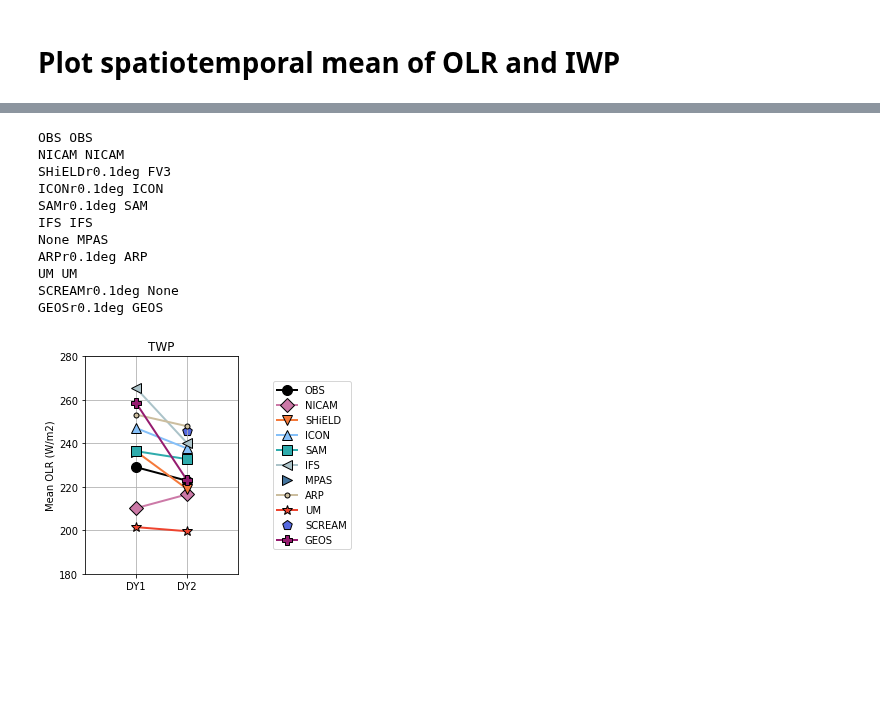
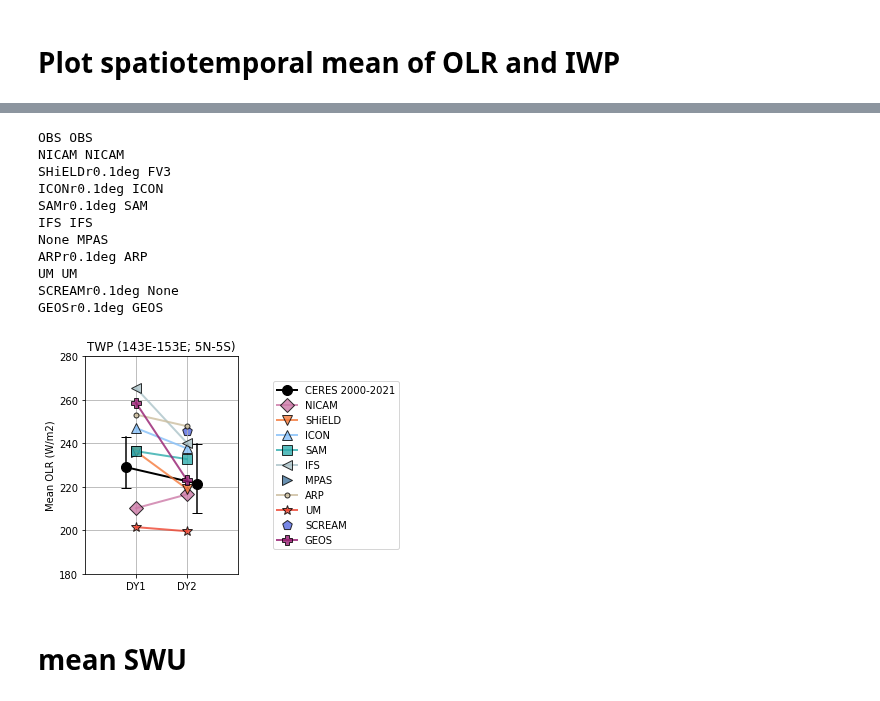
Before and after one commit to smturbev/dyamond2, a Jupyter notebook: python_scripts/spatiotemporal_mean.ipynb, the cells around one changed output, grey strips where cells are left out. Cells and saved outputs as stored; diff of their text form; code cells hidden in the pictures; blank space fills up the shorter version.

```diff
--- a/python_scripts/spatiotemporal_mean.ipynb
+++ b/python_scripts/spatiotemporal_mean.ipynb
@@ -53,3 +16,6 @@ DYAMOND2...
 # %%
-olr_means["OBS"] = xr.open_dataset(ap.CERES_SYN1_1H)["adj_atmos_lw_up_all_toa_1h"].mean()
-olr1_means["OBS"] = xr.open_dataset(ap.CERES_SYN1_DY1)["olrtoa_all"].mean()
+olr2_means = {}
+olr1_means = {}
+
+olr2_means["OBS"] = xr.open_dataset(ap.CERES_SYN1_ANN_MEAN_DY2)["adj_atmos_sw_up_all_toa_3h"]
+olr1_means["OBS"] = xr.open_dataset(ap.CERES_SYN1_ANN_MEAN_DY1)["adj_atmos_sw_up_all_toa_3h"]
@@ -75,0 +22,16 @@ olr_means, olr1_means
+# %%
+models2_rlt = ["ICONr0.1deg", "ARPr0.1deg", "SAMr0.1deg", "SCREAMr0.1deg", "IFS"]
+models2_rlut = ["GEOSr0.1deg", "NICAM", "SHiELDr0.1deg", "UM"]
+print("DYAMOND2...")
+for m in models2_rlt:
+    print("\t",m,"rlt")
+    olr2_means[m] = (xr.open_dataset(ap.get_file(m, region, "rlt")))["rlt"].mean()
+for m in models2_rlut:
+    print("\t",m,"rlut")
+    olr2_means[m] = xr.open_dataset(ap.get_file(m, region, "rlut"))["rlut"].mean()
+print("...done.\n\nDYAMOND1...")
+models1_rlt = ["NICAM","FV3","ICON","SAM","IFS","MPAS","ARP","UM","GEOS"]
+for m in models1_rlt:
+    print("\t",m,"rlt")
+    olr1_means[m] = xr.open_dataset(ap.get_dyamond1(m))["rlt"].mean()
+print("...done.")
@@ -82,44 +54,55 @@ markers=['o','D','v','^','s','<','>','.','*','p','P']
 fig, [ax,leg] = plt.subplots(1,2, figsize=(6,4))
 for i in range(len(plot_models)):
     print(plot_models[i], plot1_models[i])
-    if plot_models[i] is not None:
+    if plot_models[i] == "OBS":
+        model_name = "OBS"
+        ax.plot([2.2,0.8],[olr_means[plot_models[i]].mean(),olr1_means[plot1_models[i]].mean()],
+                    marker=markers[i], markersize=10, linewidth=2, mec='k',
+                    color=colors[model_name], label="CERES 2000-2021")
+        ax.plot([2.2]*2,[olr_means[plot_models[i]].min(),olr_means[plot_models[i]].max()],
+                   marker="_", color=colors[model_name], markersize=10)
+        ax.plot([0.8]*2,[olr1_means[plot1_models[i]].min(),olr1_means[plot1_models[i]].max()],
+                   marker="_", color=colors[model_name], markersize=10)
+    elif plot_models[i] is not None:
         model_name = plot_models[i].split("r")[0]
         if plot1_models[i] is not None:
             ax.plot([2,1],[olr_means[plot_models[i]],olr1_means[plot1_models[i]]],
-                    marker=markers[i], markersize=10, linewidth=2, mec='k',
+                    marker=markers[i], markersize=10, linewidth=2, mec='k', alpha=0.8,
                     color=colors[model_name], label=model_name)
         else:
             ax.scatter([2],[olr_means[plot_models[i]]],
-                       marker=markers[i], s=100, c=colors[model_name], edgecolors='k', label=model_name)
+                       marker=markers[i], s=100, c=colors[model_name], edgecolors='k', alpha=0.8,label=model_name)
     else:
         model_name = plot1_models[i]
         ax.scatter([1],[olr1_means[plot1_models[i]]],
-                   marker=markers[i], s=100, c=colors[model_name], edgecolors='k', label=model_name)
+                   marker=markers[i], s=100, c=colors[model_name], edgecolors='k', alpha=0.8,label=model_name)
 
 ax.set_ylim([180,280])
 ax.grid()
 ax.set_xlim([0,3])
 ax.set_xticks([1,2])
 ax.set_xticklabels(["DY1","DY2"])
 ax.set_ylabel("Mean OLR (W/m2)")
-ax.set_title("TWP")
+ax.set_title("TWP (143E-153E; 5N-5S)")
 
 h, l = ax.get_legend_handles_labels()
 leg.legend(h, l, loc=6)
 leg.axis("off")
 
 plt.savefig("../plots/TWP/mean_OLR.png",transparent=True)
 plt.show()
 # %% [output]
 OBS OBS
 NICAM NICAM
 SHiELDr0.1deg FV3
 ICONr0.1deg ICON
 SAMr0.1deg SAM
 IFS IFS
 None MPAS
 ARPr0.1deg ARP
 UM UM
 SCREAMr0.1deg None
 GEOSr0.1deg GEOS
-[figure, old version]
+[figure, new version]
+# %% [markdown]
+# mean SWU
```
Also changed, not shown: parts of 13 cells of this notebook, 10 other files.
